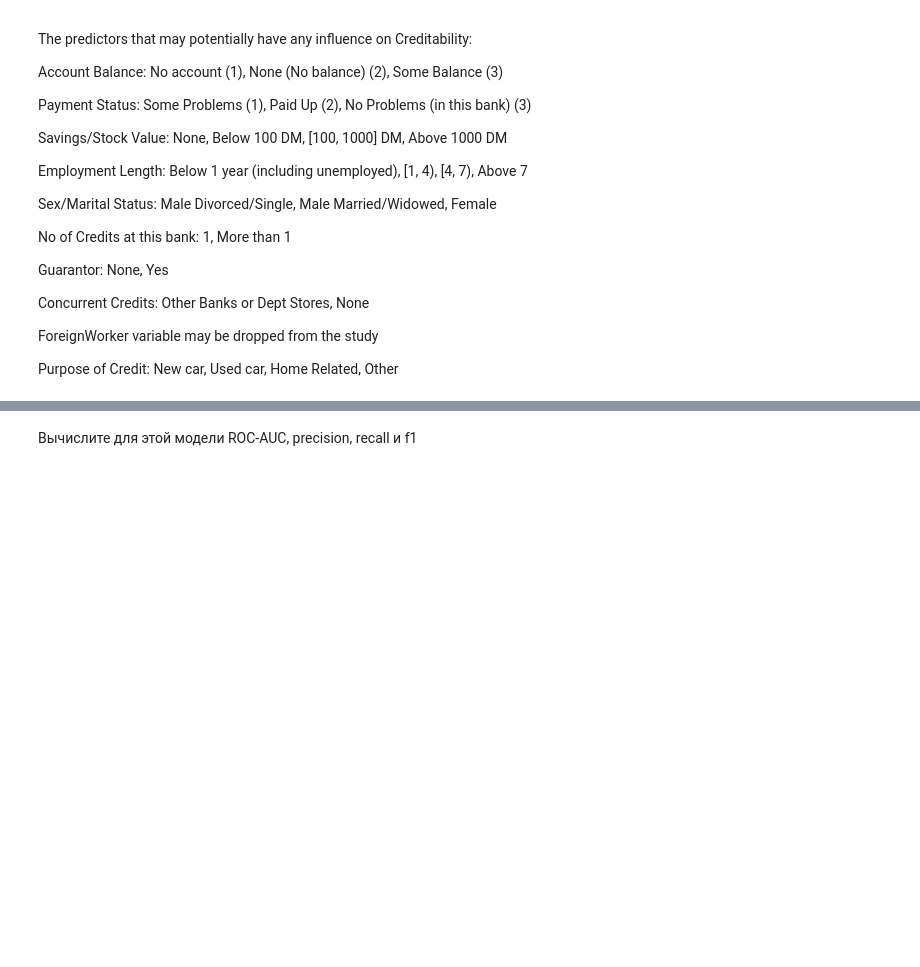
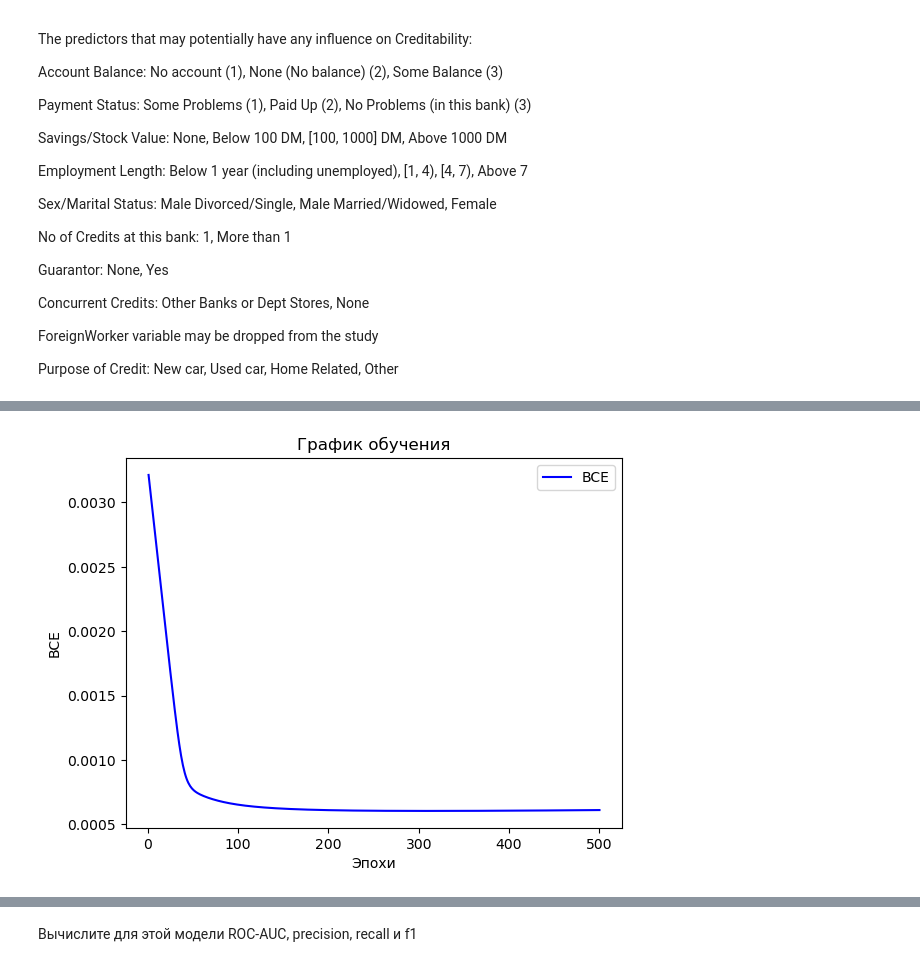
Before and after one commit to AKlimovUrfu/lab3, a Jupyter notebook: Линейная модель и градиентный спуск.ipynb, the cells around one changed output, grey strips where cells are left out. Cells and saved outputs as stored; diff of their text form; code cells hidden in the pictures; blank space fills up the shorter version.

Commit message:
Update Линейная модель и градиентный спуск.ipynb
Finished sigmoid class
TODO: Work with raw data, use classifier, find ROC etc.

```diff
--- a/Линейная модель и градиентный спуск.ipynb
+++ b/Линейная модель и градиентный спуск.ipynb
@@ -226,7 +231,13 @@ ForeignWorker variable may be dropped from the study
 
 Purpose of Credit: New car, Used car, Home Related, Other
 # %%
-data = pd.read_csv('german.csv', sep=';')
-print(data.head())
-Y = ?
-X = ?
+data = pd.read_csv('https://raw.githubusercontent.com/LePaVuki/lab3/main/german.csv', sep=';')
+Y = data.Creditability
+X = data[['Account_Balance',
+          'Payment_Status_of_Previous_Credit',
+          'Value_Savings_Stocks',
+          'Length_of_current_employment',
+          'Sex_Marital_Status',
+          'No_of_Credits_at_this_Bank',
+          'Guarantors',
+          'Purpose']]
@@ -244,3 +259,4 @@ normalized_X = ?
 # %%
-lc = LinearClassifier(num_features=?)
-history = lc.fit(?)
+lc = LinearClassifier(num_features=X.shape[1])
+history = lc.fit(X, Y.to_numpy(), learning_rate=0.01, epochs=500)
+history
@@ -247,14 +281,16 @@ history = lc.fit(?)
 # %%
 epochs = range(1, len(history) + 1)
 
 # Постройте график обучения.
-plt.plot(?, ?, 'b', label='BCE')
+plt.plot(epochs, history, 'b', label='BCE')
 plt.title('График обучения')
 plt.xlabel('Эпохи')
 plt.ylabel('BCE')
 plt.legend()
 
 # Отобразите график.
 plt.show()
+# %% [output]
+[figure, added]
 # %%
 pred = lc.predict(normalized_X)
```
Also changed, not shown: parts of 6 cells of this notebook.
